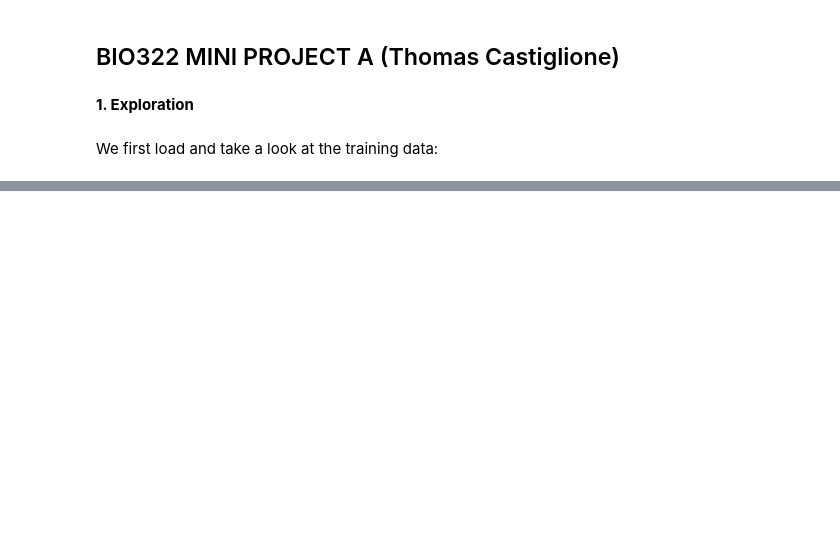
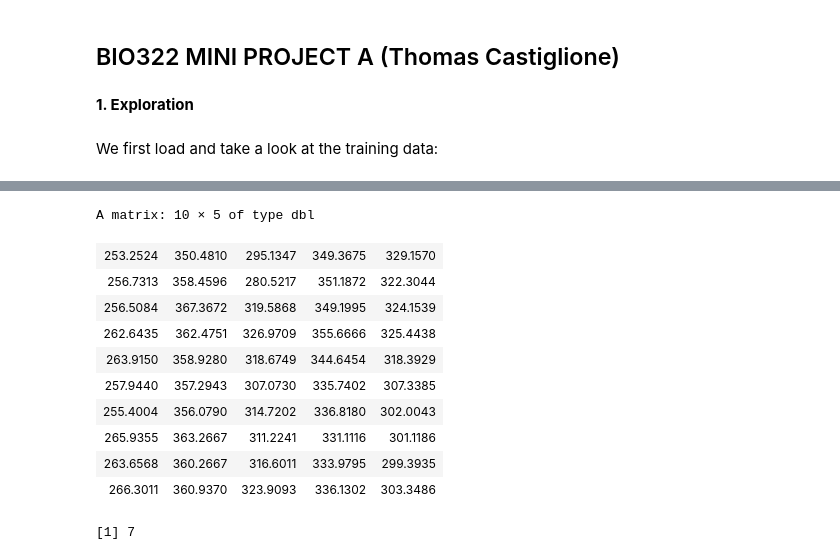
Before and after one commit to tomcastigl/BIO-322_mini_proj, a Jupyter notebook: src/projectA.ipynb, the cells around one changed output, grey strips where cells are left out. Drawn from its saved outputs; the diff is of its cells as text; code cells hidden in the pictures; blank space fills up the shorter version.

```diff
--- a/src/projectA.ipynb
+++ b/src/projectA.ipynb
@@ -102,0 +103,17 @@ ERROR: Error in leaps.setup(x[, ii[reorder], drop = FALSE], y, wt, force.in[reor
+# %%
+predict.regsubsets <- function(object, newdata, id, form = as.formula(object$call[[2]])) {
+    mat = model.matrix(form, newdata)
+    coefi = coef(object, id=id)
+    xvars = names(coefi)
+    mat[,xvars]%*%coefi
+}                                    #using predict formula defined in Lecture 4
+# %%
+fit.and.eval<-function(fold,formula = VALENCE.PLEASANTNESS ~ .) {
+    fit<-regsubsets(formula, analysis(fold), nvmax=30, method = 'forward')
+    valid.set<-assessment(fold)
+    sapply(1:(fit$nvmax-1),
+          function(nb) mean((valid.set$VALENCE.PLEASANTNESS - predict(fit, valid.set, nb, formula))^2))
+}
+validation.data<-vfold_cv(data,v=5)
+cv.errors<-sapply(validation.data$splits, fit.and.eval)
+head(cv.errors)
@@ -102,0 +143,16 @@ ERROR: Error in leaps.setup(x[, ii[reorder], drop = FALSE], y, wt, force.in[reor
+# %%
+head(cv.errors,10)
+which.min(rowMeans(cv.errors))
+# %% [output]
+A matrix: 10 × 5 of type dbl
+| 253.2524 | 350.4810 | 295.1347 | 349.3675 | 329.1570 |
+| 256.7313 | 358.4596 | 280.5217 | 351.1872 | 322.3044 |
+| 256.5084 | 367.3672 | 319.5868 | 349.1995 | 324.1539 |
+| 262.6435 | 362.4751 | 326.9709 | 355.6666 | 325.4438 |
+| 263.9150 | 358.9280 | 318.6749 | 344.6454 | 318.3929 |
+| 257.9440 | 357.2943 | 307.0730 | 335.7402 | 307.3385 |
+| 255.4004 | 356.0790 | 314.7202 | 336.8180 | 302.0043 |
+| 265.9355 | 363.2667 | 311.2241 | 331.1116 | 301.1186 |
+| 263.6568 | 360.2667 | 316.6011 | 333.9795 | 299.3935 |
+| 266.3011 | 360.9370 | 323.9093 | 336.1302 | 303.3486 |
+[1] 7
```
Also changed, not shown: parts of 35 cells of this notebook, 1 other file.
